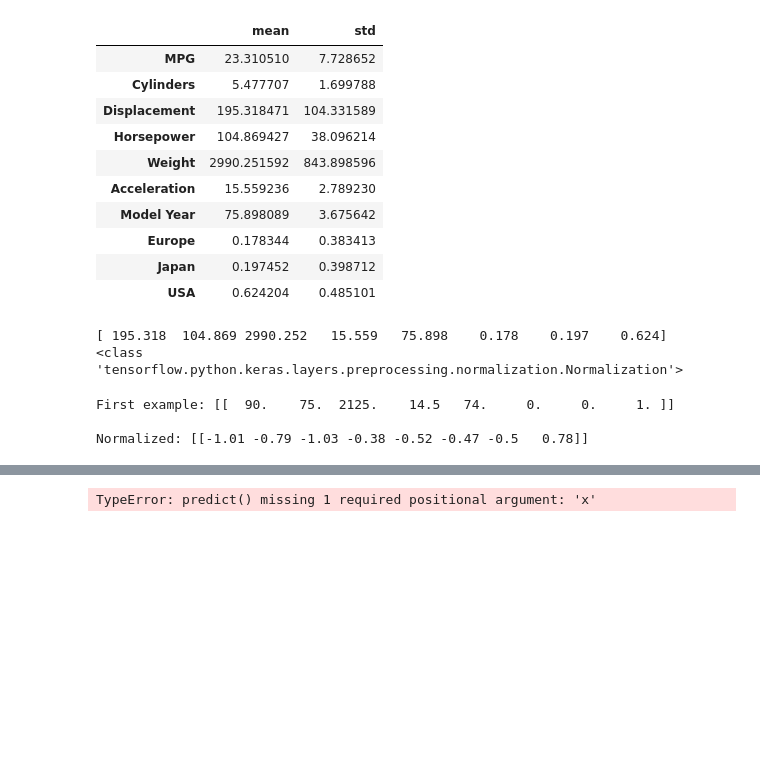
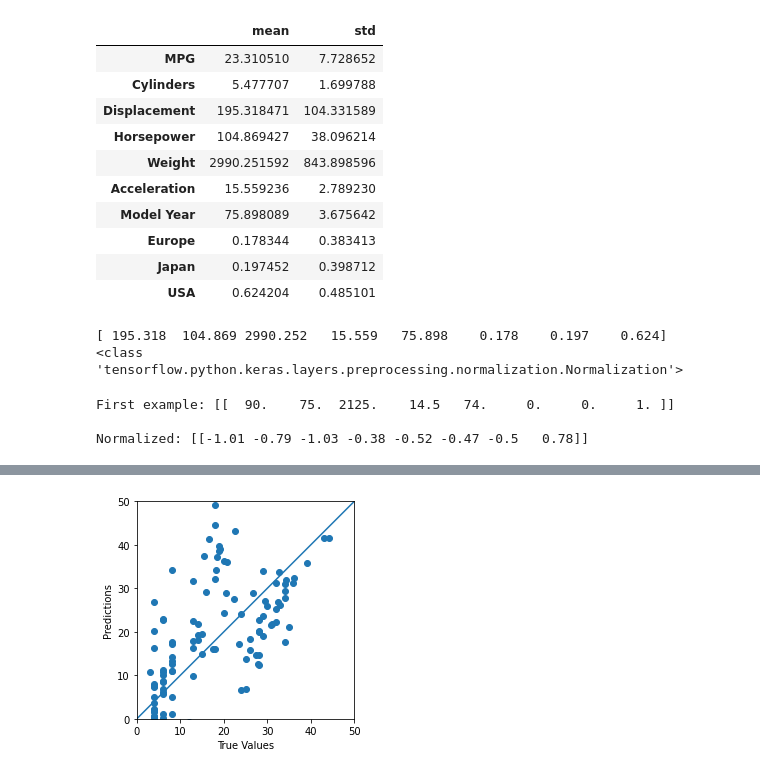
Before and after one commit to Aessa15/Pyro-ML-models-, a Jupyter notebook: TF_Model Sequential .ipynb, the cells around one changed output, grey strips where cells are left out. Cells and saved outputs as stored; diff of their text form; code cells hidden in the pictures; blank space fills up the shorter version.

```diff
--- a/TF_Model Sequential .ipynb
+++ b/TF_Model Sequential .ipynb
@@ -237,13 +244,13 @@ dnn_model.evaluate(test_features, test_labels, verbose=0)
 # %%
-test_predictions = dnn_model.predict()
+test_predictions = dnn_model.predict(test_features).flatten()
 
 a = plt.axes(aspect='equal')
-plt.scatter(test_labels('MPG'), test_predictions('MPG'))
-plt.xlabel('True Values [MPG]')
-plt.ylabel('Predictions [MPG]')
+plt.scatter(test_labels, test_predictions)
+plt.xlabel('True Values')
+plt.ylabel('Predictions')
 lims = [0, 50]
 plt.xlim(lims)
 plt.ylim(lims)
 _ = plt.plot(lims, lims)
 # %% [output]
-TypeError: predict() missing 1 required positional argument: 'x'
+[figure, added]
```
Also changed, not shown: parts of 13 cells of this notebook, 3 other files.
